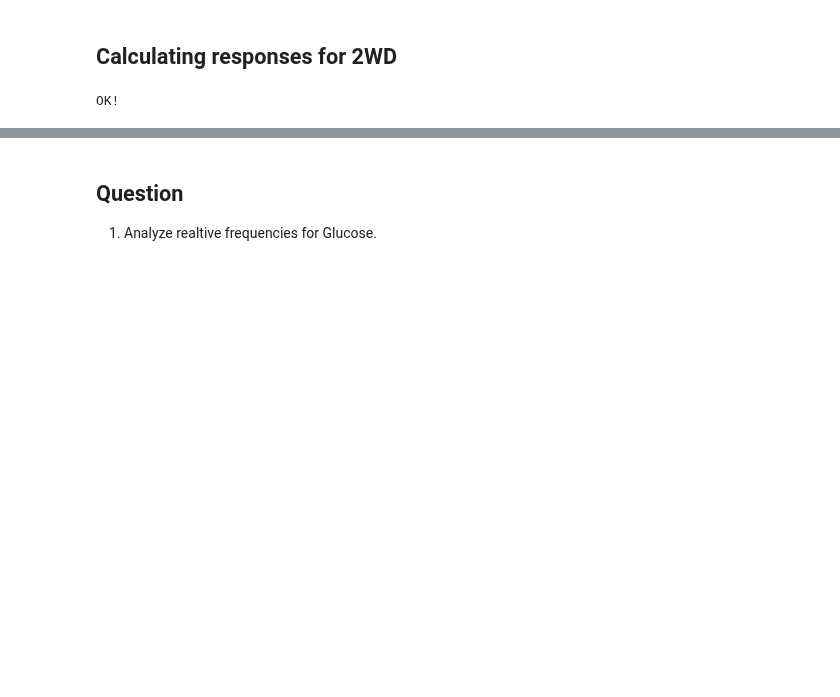
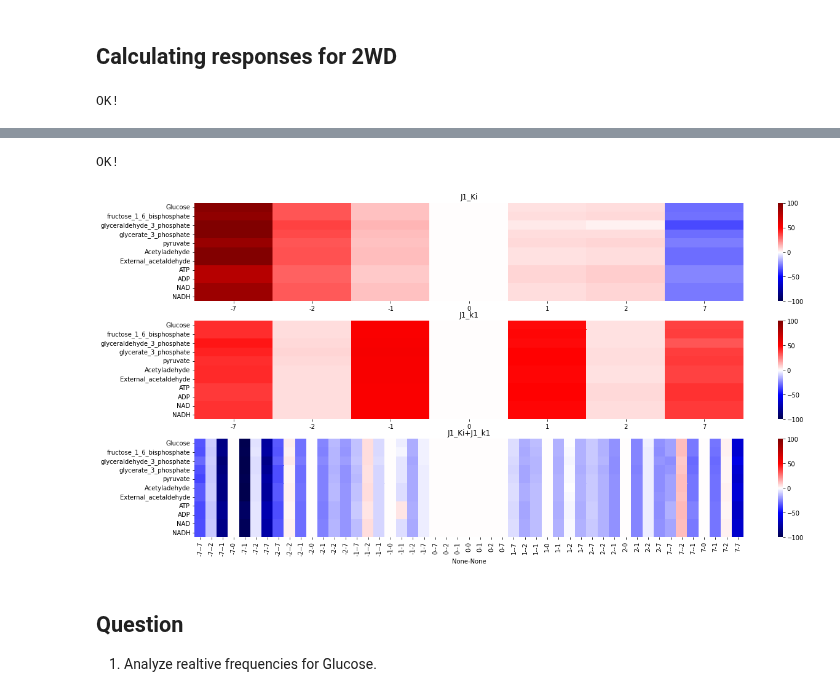
Before and after one commit to ModelEngineering/BIOEN-437, a Jupyter notebook: Lectures/Design-Of-Experiments/doe_two_way_design.ipynb, the cells around one changed output, grey strips where cells are left out. Drawn from its saved outputs; the diff is of its cells as text; code cells hidden in the pictures; blank space fills up the shorter version.

```diff
--- a/Lectures/Design-Of-Experiments/doe_two_way_design.ipynb
+++ b/Lectures/Design-Of-Experiments/doe_two_way_design.ipynb
@@ -674,3 +673,9 @@ OK!
+# %%
+# Constants
+MU = "mu"
+ALPHA_I = "alpha_i"
+ALPHA_J = "alpha_j"
+BETA_IJ = "beta_ij"
 # %%
 def calc2WDParameters(response2WDDF):
     """
@@ -748,7 +760,7 @@ and (b) the levels of factors.
 # %% [markdown]
 ## Calculating responses for 2WD
 # %%
-def runStudy2WD(model, factor1, factor2, percents, isRelative=True):
+def runStudy2WD(model, factor1, factor2, percents):
     """
     Calculates parameters for a 2WD study.
 
@@ -758,8 +770,6 @@ def runStudy2WD(model, factor1, factor2, percents, isRelative=True):
     factor1: str
     factor2: str
     percents: list-int
-    isRelative: bool
-       Results are percent change w.r.t. base
 
     Returns
     -------
@@ -769,17 +779,14 @@ def runStudy2WD(model, factor1, factor2, percents, isRelative=True):
     pd.DataFrame: alpha_i,k_i,j,k_j (response2WDDF)
     """
     # Get the 2WD parameters
-    frequency_df = runExperiments2WD(model, factor1, factor2, percents, percents,
-                                                 isRelative=isRelative)
+    frequency_df = runExperiments2WD(model, factor1, factor2, percents, percents)
     #
     return calc2WDParameters(frequency_df)
 
 # TESTS
-mu_ser, alphai_df, alphaj_df, betaij_df = runStudy2WD(WOLF_MODEL,
-                                                      "J1_Ki",
-                                                      "J1_k1", [-10, -7, -5, 0, 5, 7, 10])
-assert(isinstance(mu_ser, pd.Series))
-for df in [alphai_df, alphaj_df, betaij_df]:
+result_dct = runStudy2WD(WOLF_MODEL, "J1_Ki", "J1_k1", [-10, -7, -5, 0, 5, 7, 10])
+assert(isinstance(result_dct[MU], pd.Series))
+for df in [d for k, d in result_dct.items() if k != MU]:
     assert(len(df) > 0)
     assert(isinstance(df, pd.DataFrame))
 print("OK!")
@@ -799,35 +806,37 @@ alphai_df
 # %%
-def plot2WD(factor1, factor2, percents, isRelative=True, figsize=(20, 10)):
+def plot2WD(model, factor1, factor2, percents, figsize=(20, 10), vmin=-100, vmax=100, is_plot=True):
     """
     Plots the alpha for 1WD and 2WD.
 
     Parameters
     ----------
     molecule: str
     factor1: str
     factor2: str
     percents: list-int
-    isRelative: bool
-       Results are percent change w.r.t. base
     figisze: tuple-int
        Size of figures
     """
     def plotParameters(df, ax, factor):
         sns.heatmap(df.T, cmap='seismic', vmin=vmin, vmax=vmax, ax=ax)
         ax.set_title(factor)
     #
-    vmin = -4
-    vmax = 4
     # Get the 2WD parameters
-    mu, alphaiDF, alphajDF, alphaijDF = runStudy2WD(factor1, factor2, percents, isRelative=isRelative)
+    dct = runStudy2WD(model, factor1, factor2, percents)
     fig, axes = plt.subplots(3, figsize=figsize)
-    plotParameters(alphaiDF, axes[0], factor1, is_plot=is_plot)
-    plotParameters(alphajDF, axes[1], factor2)
-    plotParameters(alphaijDF, axes[2], factor1 + "+" + factor2)
+    plotParameters(dct[ALPHA_I], axes[0], factor1)
+    plotParameters(dct[ALPHA_J], axes[1], factor2)
+    plotParameters(dct[BETA_IJ], axes[2], factor1 + "+" + factor2)
+    if not is_plot:
+        plt.close()
 
 
 # TESTS
-plot2WD("kappa", "k1", [-7, -2, -1, 0, 1, 2, 7], is_plot=False)
+plot2WD(WOLF_MODEL, "J1_Ki", "J1_k1", [-7, -2, -1, 0, 1, 2, 7], is_plot=True)
+print("OK!")
+# %% [output]
+OK!
+[figure, added]
 # %% [markdown]
 ## Question
 1. Analyze realtive frequencies for Glucose.
```
Also changed, not shown: parts of 16 cells of this notebook.
